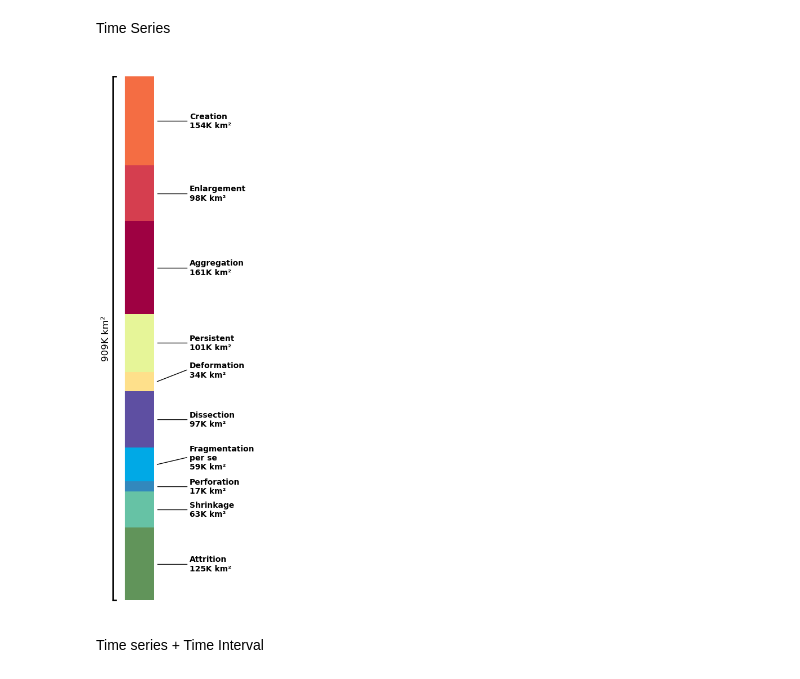
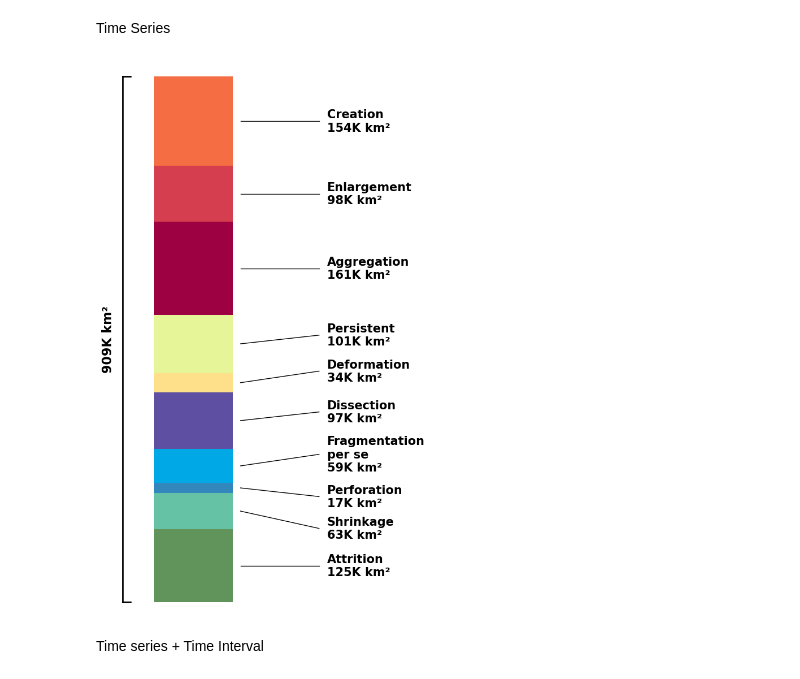
Before and after one commit to mschappert/typology, a Jupyter notebook: code/graphs.ipynb, the cells around one changed output. Cells and saved outputs as stored; diff of their text form; code cells hidden in the pictures.

Commit message:
updated graph designs

```diff
--- a/code/graphs.ipynb
+++ b/code/graphs.ipynb
@@ -159,6 +165,6 @@ plt.show()
 # %%
 # TI - Version 2
-df = pd.read_excel('/home/gisuser/code/data/typology_TimeInterval.xlsx', index_col=0)
+#df = pd.read_excel('/home/gisuser/code/data/typology_TimeInterval.xlsx', index_col=0)
 
 colors = {
     "Aggregation": "#9E0142",
@@ -280,7 +434,7 @@ typology_order = [
     "Aggregation", "Enlargement", "Creation"
 ]
 
-fig, ax = plt.subplots(figsize=(3, 10))
+fig, ax = plt.subplots(figsize=(6, 10))
 
 # Create single vertical bar
 bottom = 0
@@ -293,12 +447,16 @@ for i, typ in enumerate(typology_order):
         mid_point = bottom + value/2
         if typ == "Deformation":
             offset = 20000#-15000 # this fixes the issue with overlap with persistent
-        # elif typ == "Persistent":
-        #     offset = 15000
-        # elif typ == "Dissection":
-        #     offset = -12000
+        elif typ == "Persistent":
+            offset = 15000
+        elif typ == "Dissection":
+            offset = 15000
         elif i in [3]: #[2, 3]:  # Perforation, Fragmentation, Dissection
-            offset = 12000 # fixes overlap issue for these typologies
+            offset = 20000 # fixes overlap issue for these typologies
+        elif typ == "Perforation":
+            offset = -15000
+        elif typ == "Shrinkage":
+            offset = -30000
         else:
             offset = 0
 
@@ -328,7 +486,7 @@ for i, typ in enumerate(typology_order):
         #         bbox=dict(boxstyle="round,pad=0", facecolor='none', edgecolor='none'))
 
         display_name = typ.replace("Fragmentation per se", "Fragmentation\nper se")
-        ax.text(0.85, label_y, f'{display_name}\n{value/1000:.0f}K km²', va='center', ha='left', fontsize=10, weight='bold')
+        ax.text(0.85, label_y, f'{display_name}\n{value/1000:.0f}K km²', va='center', ha='left', fontsize=15, weight='bold')
 
         # display_name = typ.replace("Fragmentation per se", "Fragmentation\nper se")
 
@@ -337,45 +495,41 @@ for i, typ in enumerate(typology_order):
 
         # # Normal area value positioned lower
         # ax.text(0.85, label_y - 100, f'{value/1000:.0f}K km²', va='center', ha='left', fontsize=10, weight='normal')
-
-
-
-
 
 
 
         bottom += value # stacks bars
 
 # orignal code from amazon q with stnadard graph layout
 #ax.set_xlim(-0.5, 2.5)
 #ax.set_ylabel('Total Area (km²)', fontsize=12)
 #ax.yaxis.set_major_formatter(ticker.FuncFormatter(lambda x, pos: f'{x/1000:.0f}K'))
 #ax.set_xticks([])
 #ax.set_xlabel('1990-2020 Time Series', fontsize=12)
 
 # Customized graph layout
 df_total = df.sum(axis=1)
 total_sum = df_total.sum()
 
 ax.set_yticks([]) # removes tick marks on both axes
 ax.plot([-0.45, -0.45], [0, total_sum], 'k-', linewidth=2)  # Vertical bracket line
 ax.plot([-0.45, -0.4], [0, 0], 'k-', linewidth=2)  # Bottom bracket
 ax.plot([-0.45, -0.4], [total_sum, total_sum], 'k-', linewidth=2)  # Top bracket
-ax.text(-0.5, total_sum/2, f'{total_sum/1000:.0f}K km²', rotation=90, va='center', ha='right', fontsize=12) # bracket label
+ax.text(-0.5, total_sum/2, f'{total_sum/1000:.0f}K km²', rotation=90, va='center', ha='right', fontsize=16, weight="bold") # bracket label # orig sise 12
 ax.xaxis.set_visible(False) # remove x axis line
 ax.set_ylim(-20000, total_sum + 20000) # adds space bewlow x to prevent cutting off bottom brack (bc using the above line)
 
 # remove box around graph
 ax.spines['top'].set_visible(False)
 ax.spines['right'].set_visible(False)
 ax.spines['bottom'].set_visible(False)
 ax.spines['left'].set_visible(False)
 
 
 plt.tight_layout()
 plt.show()
 # %% [output]
-[figure, old version]
+[figure, new version]
 # %% [markdown]
 Time series + Time Interval
 # %%
```
Also changed, not shown: parts of 6 cells of this notebook, 1 other file.
